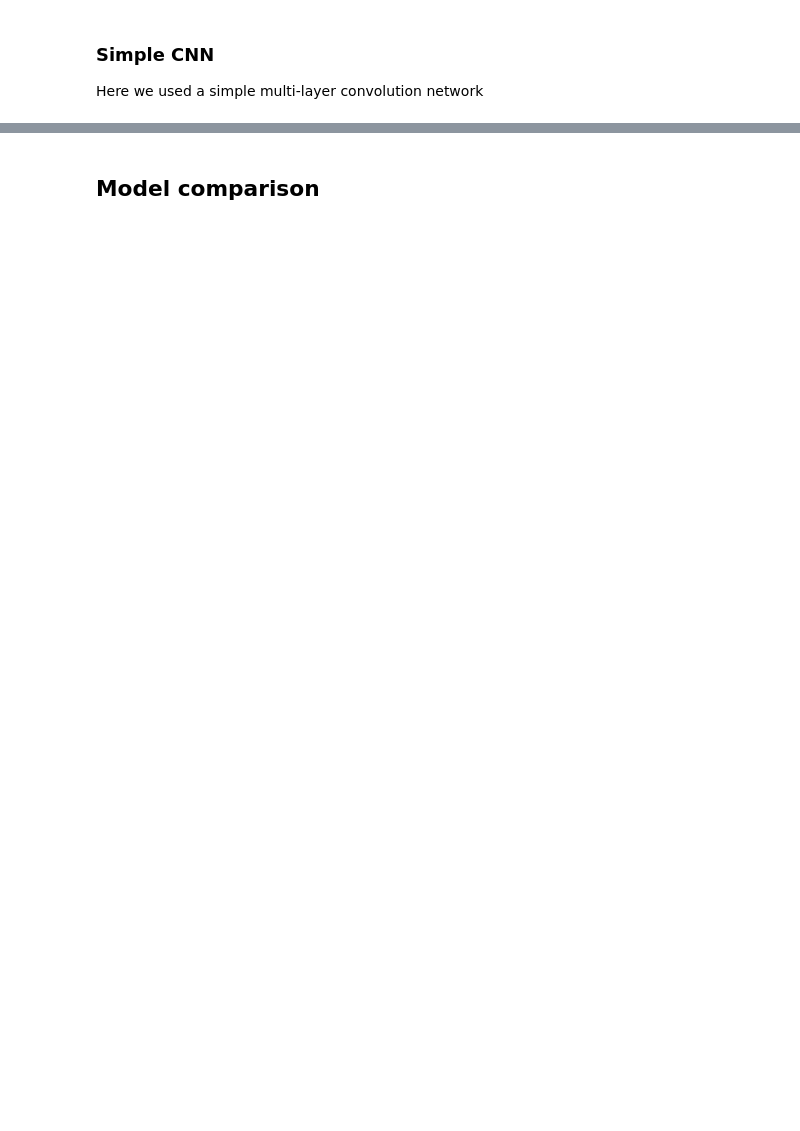
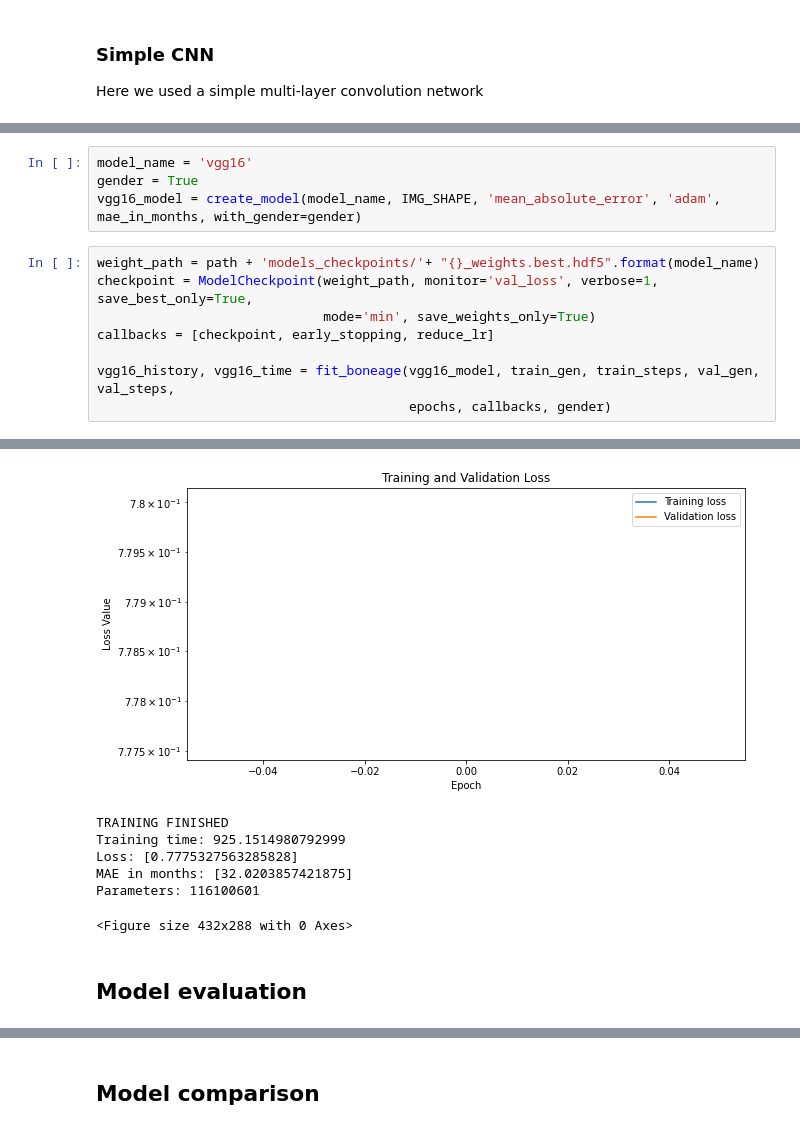
Before and after one commit to tommilotta/BoneAgePrediction, a Jupyter notebook: regression_model.ipynb, the cells around one changed output, grey strips where cells are left out. Drawn from its saved outputs; the diff is of its cells as text; blank space fills up the shorter version.

```diff
--- a/regression_model.ipynb
+++ b/regression_model.ipynb
@@ -266,0 +279,13 @@ tf.keras.utils.plot_model(vgg16_model, show_shapes=True, dpi=64)
+# %%
+model_name = 'vgg16'
+gender = True
+vgg16_model = create_model(model_name, IMG_SHAPE, 'mean_absolute_error', 'adam', mae_in_months, with_gender=gender)
+# %%
+weight_path = path + 'models_checkpoints/'+ "{}_weights.best.hdf5".format(model_name)
+checkpoint = ModelCheckpoint(weight_path, monitor='val_loss', verbose=1, save_best_only=True,
+                             mode='min', save_weights_only=True)
+callbacks = [checkpoint, early_stopping, reduce_lr]
+
+vgg16_history, vgg16_time = fit_boneage(vgg16_model, train_gen, train_steps, val_gen, val_steps,
+                                        epochs, callbacks, gender)
+# %% [output]
@@ -266,0 +294,9 @@ tf.keras.utils.plot_model(vgg16_model, show_shapes=True, dpi=64)
+[figure, added]
+TRAINING FINISHED
+Training time: 925.1514980792999
+Loss: [0.7775327563285828]
+MAE in months: [32.0203857421875]
+Parameters: 116100601
+<Figure size 432x288 with 0 Axes>
+# %% [markdown]
+## Model evaluation
```
Also changed, not shown: parts of 78 cells of this notebook, 1 other file.
